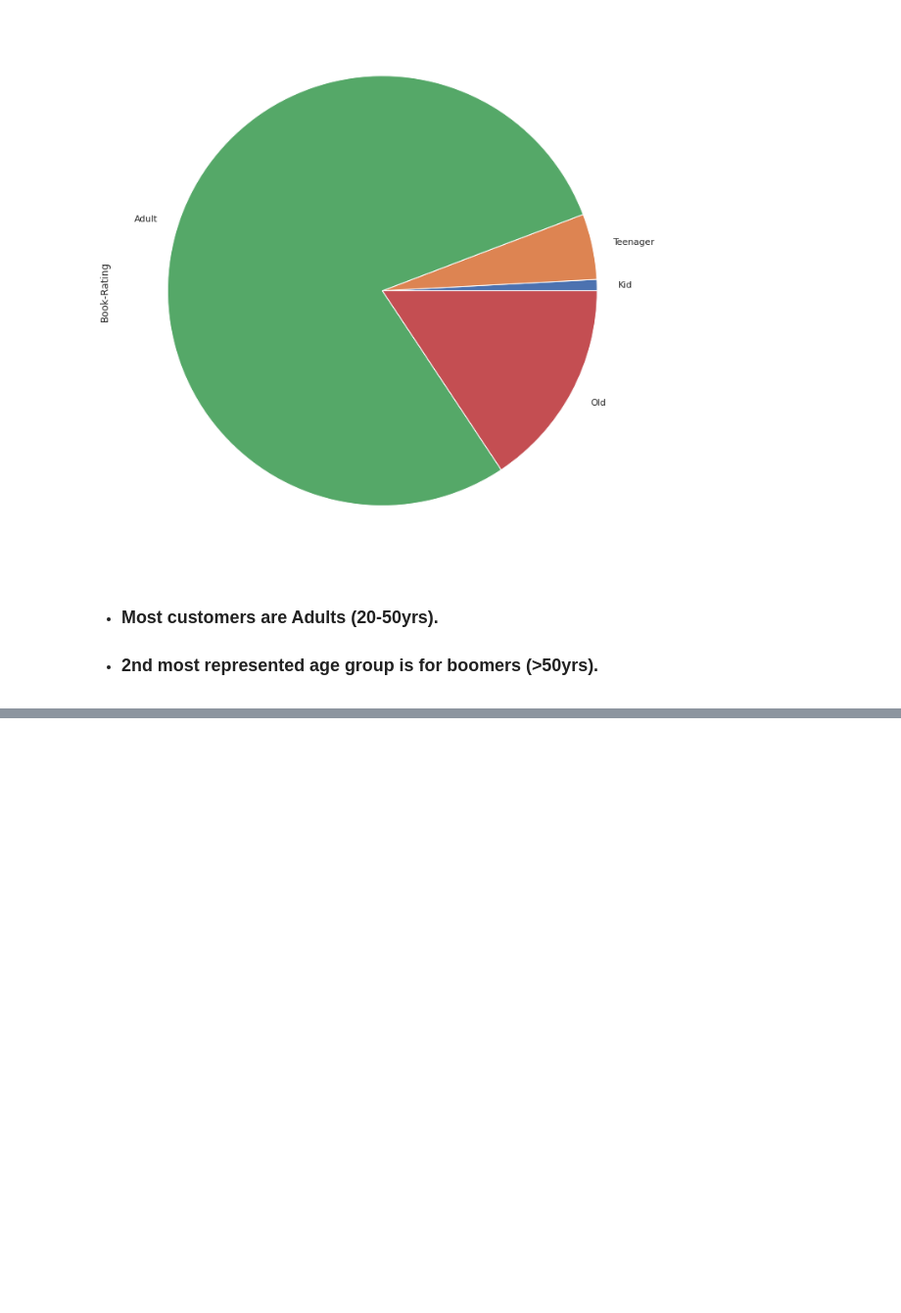
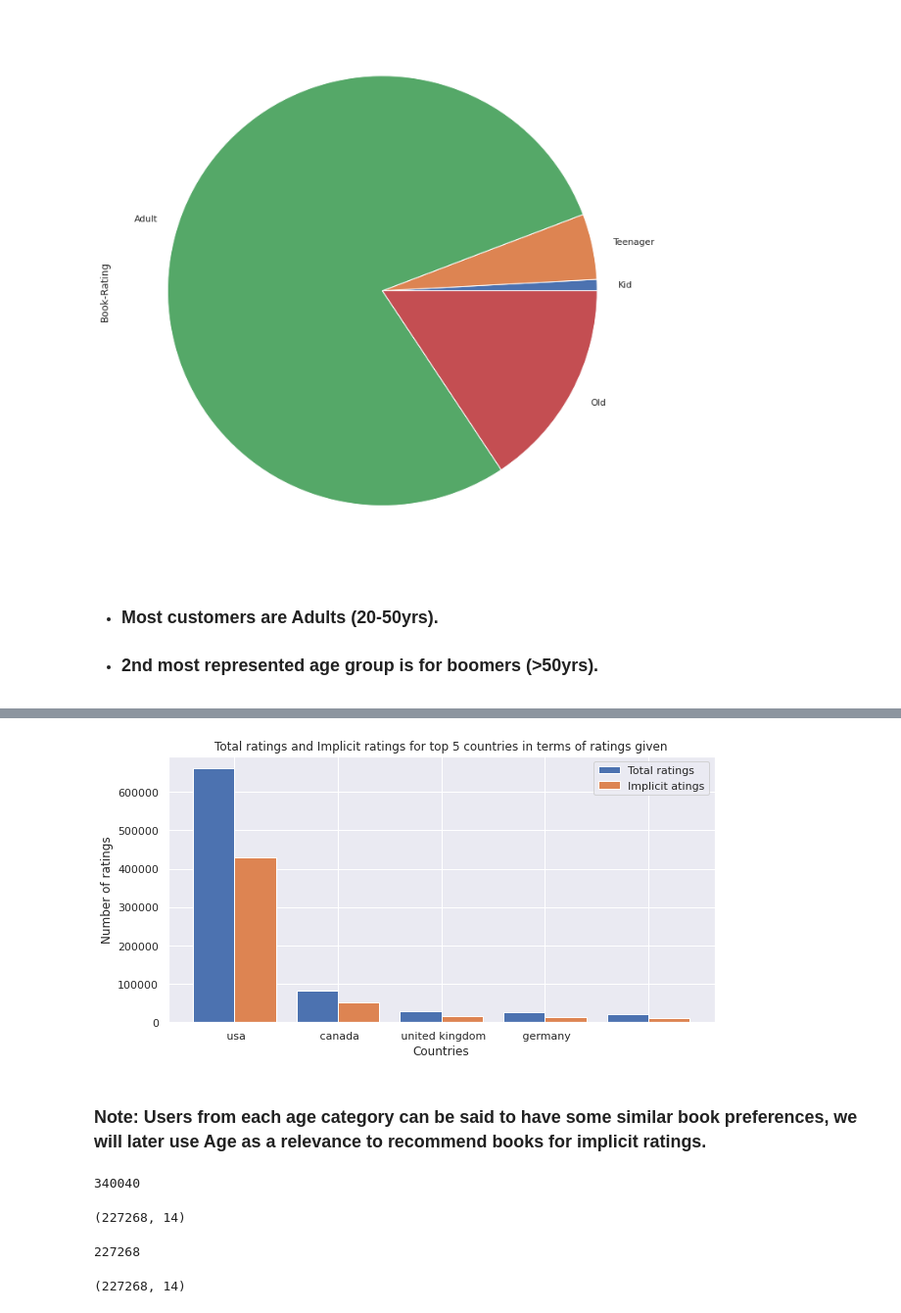
Before and after one commit to Manjari-001/Book-Recommendation-System, a Jupyter notebook: Book_Recommendation_System.ipynb, the cells around one changed output, grey strips where cells are left out. Shown at 98% size. Cells and saved outputs as stored; diff of their text form; code cells hidden in the pictures; blank space fills up the shorter version.

```diff
--- a/Book_Recommendation_System.ipynb
+++ b/Book_Recommendation_System.ipynb
@@ -552,3 +552,7 @@ df_merged.groupby('age_bins')['Book-Rating'].count().plot(kind='pie')
 # %% [markdown]
 *   ### Most customers are Adults (20-50yrs).
 * ### 2nd most represented age group is for boomers (>50yrs).
+# %%
+# Which country rates books the most
+b1 = df_merged.groupby('Location')['Book-Rating'].count().sort_values(ascending=False).head(5)
+b1
@@ -554,0 +567,22 @@ df_merged.groupby('age_bins')['Book-Rating'].count().plot(kind='pie')
+# %%
+# Implicit ratings i.e. Book-Rating = 0
+b2 = df_merged[df_merged['Book-Rating']==0].\
+groupby('Location')['Book-Rating'].count().sort_values(ascending=False).head(5)
+# %%
+# Bar plot for Rating comparison
+n= 5
+X_axis = np.arange(n)
+X = b1.index
+
+plt.figure(figsize=(10,5))
+plt.bar(X_axis - 0.2, b1, 0.4, label = 'Total ratings')
+plt.bar(X_axis + 0.2, b2, 0.4, label = 'Implicit atings')
+
+plt.xticks(X_axis, X)
+plt.xlabel("Countries")
+plt.ylabel("Number of ratings")
+plt.title("Total ratings and Implicit ratings for top 5 countries in terms of ratings given")
+plt.legend()
+plt.show()
+# %% [output]
+[figure, added]
@@ -554,0 +593,8 @@ df_merged.groupby('age_bins')['Book-Rating'].count().plot(kind='pie')
+# %% [markdown]
+### **Note**: Users from each age category can be said to have some similar book preferences, we will later use Age as a relevance to recommend books for implicit ratings.
+# %%
+# Size of dataset rows before the User selection operation.
+df_size_before_removing_Novice_readers = df_merged_updated.shape[0]
+df_size_before_removing_Novice_readers
+# %% [output]
+340040
@@ -554,0 +608,14 @@ df_merged.groupby('age_bins')['Book-Rating'].count().plot(kind='pie')
+# %%
+df_merged_updated.shape
+# %% [output]
+(227268, 14)
+# %%
+# Size of dataset rows after the User selection operation.
+df_size_after_removing_Novice_readers = df_merged_updated.shape[0]
+df_size_after_removing_Novice_readers
+# %% [output]
+227268
+# %%
+df_merged_updated.shape
+# %% [output]
+(227268, 14)
```
Also changed, not shown: parts of 106 cells of this notebook.
